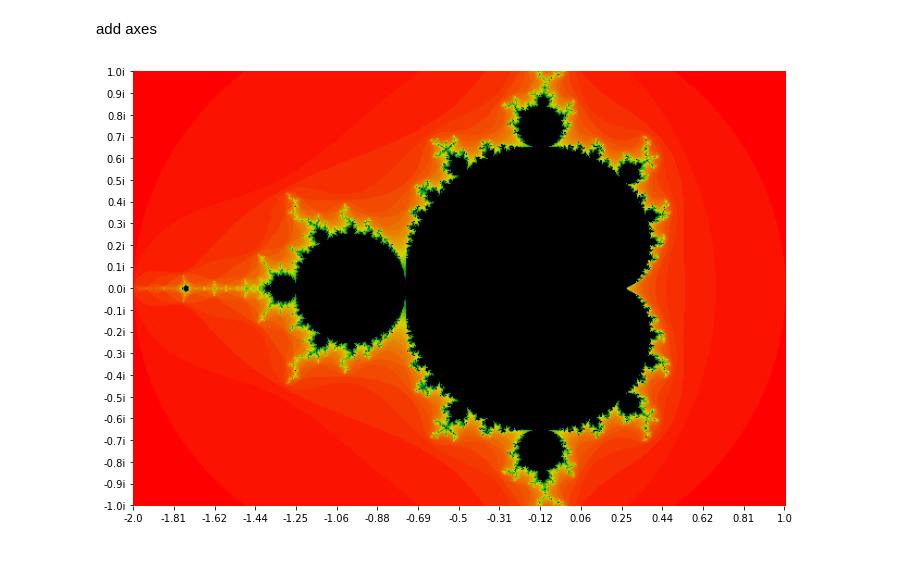
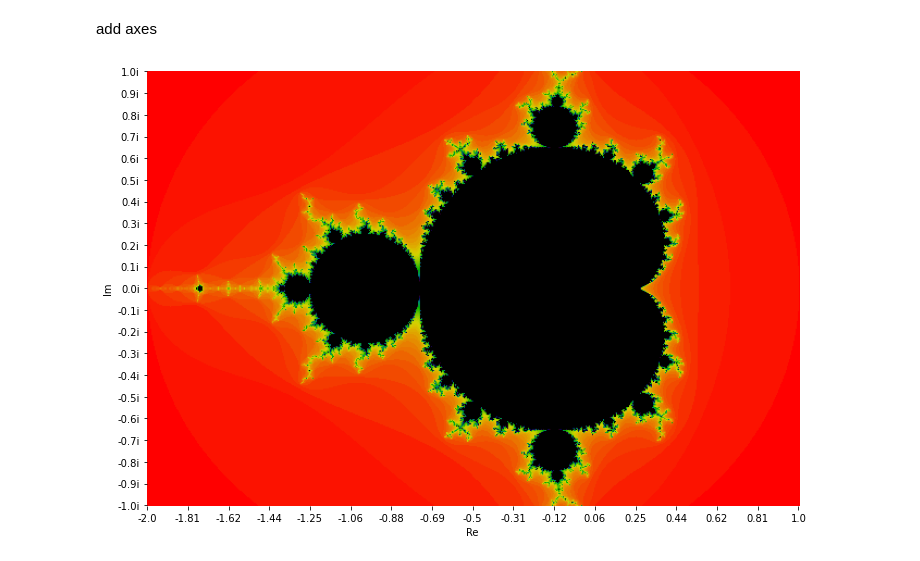
Before and after one commit to Jwalin1/Python-programs, a Jupyter notebook: Fractals/Mandelbrot_fractal.ipynb, the cells around one changed output. Cells and saved outputs as stored; diff of their text form; code cells hidden in the pictures.

```diff
--- a/Fractals/Mandelbrot_fractal.ipynb
+++ b/Fractals/Mandelbrot_fractal.ipynb
@@ -80,27 +80,29 @@ add axes
 # %%
 image = np.asarray(img) # converting it to ndarray
 
 dpi = plt.rcParams['figure.dpi'] # get the default dpi value
 dpi=50
 fig_size = (img.size[0]/dpi, img.size[1]/dpi) # figure size
 
 fig, ax = plt.subplots(1, figsize=fig_size)
 ax.imshow(image)
 
 xlen = 2*len(ax.get_xticks())
 ylen = 2*len(ax.get_yticks())
 xlen += (xlen+1)%2; ylen += (ylen+1)%2
 xticks = np.linspace(img_x0,img_x1-1,xlen)
 yticks = np.linspace(img_y0,img_y1-1,ylen)
 xlabels = np.round(np.linspace(frac_x0,frac_x1,xlen),2)
 ylabels = np.round(np.linspace(frac_y1,frac_y0,ylen),2)
 ylabels = [str(l)+'i' for l in ylabels]
 
 ax.set_xticks(xticks)
 ax.set_xticklabels(xlabels)
 ax.set_yticks(yticks)
 ax.set_yticklabels(ylabels)
+ax.set_xlabel("Re")
+ax.set_ylabel("Im")
 
 ax.set_frame_on(False)
 # %% [output]
-[figure, old version]
+[figure, new version]
```
Also changed, not shown: 2 other files.
